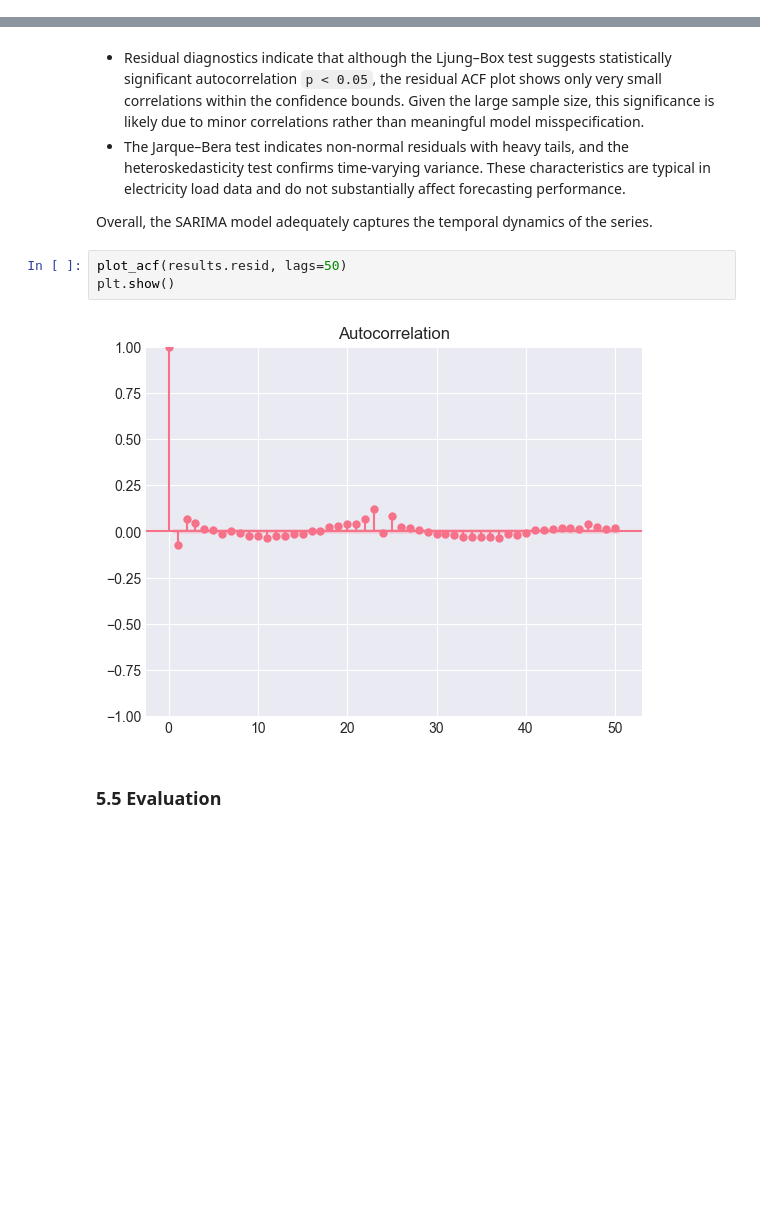
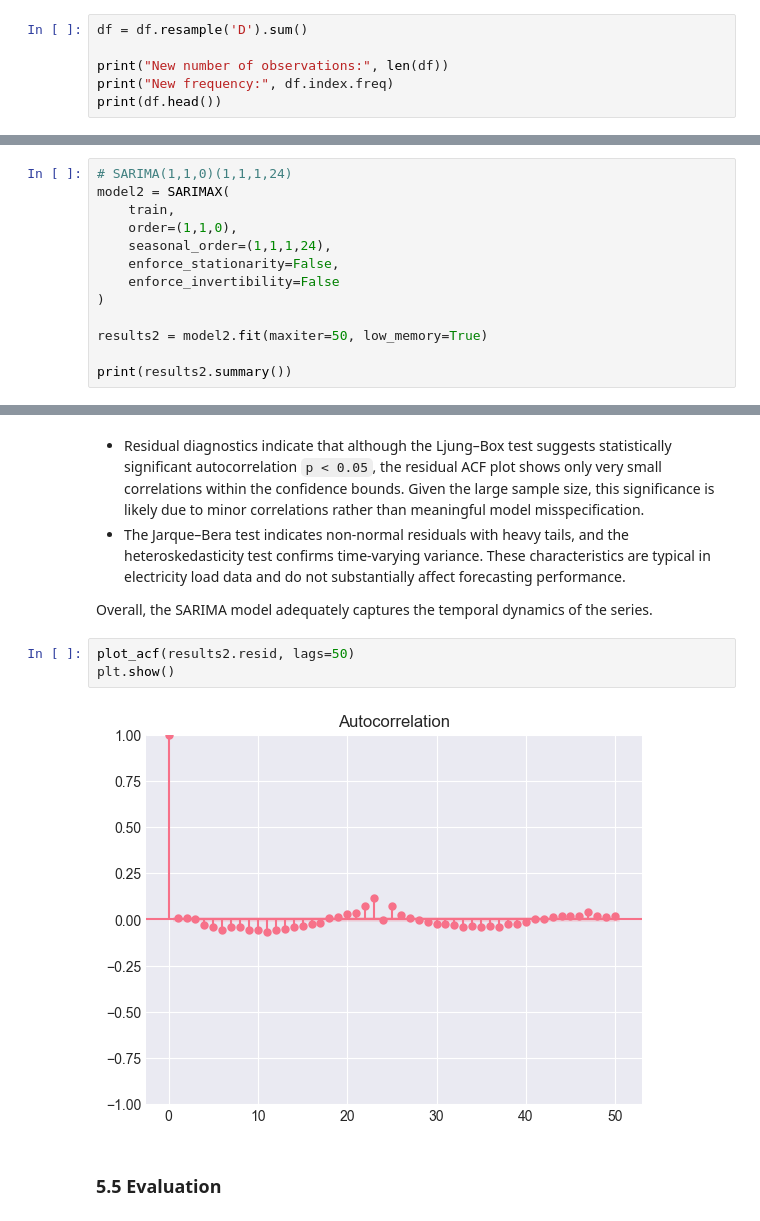
Before and after one commit to Dai-Nguyen1506/Electricity-Load-Diagrams, a Jupyter notebook: notebooks/05_models_statistical.ipynb, the cells around one changed output, grey strips where cells are left out. Drawn from its saved outputs; the diff is of its cells as text; blank space fills up the shorter version.

```diff
--- a/notebooks/05_models_statistical.ipynb
+++ b/notebooks/05_models_statistical.ipynb
@@ -57,0 +62,6 @@ except Exception as e:
+# %%
+df = df.resample('D').sum()
+
+print("New number of observations:", len(df))
+print("New frequency:", df.index.freq)
+print(df.head())
@@ -245,0 +245,13 @@ Important observation: MA(1) ≈ -1.008. This is very close to the non-invertibi
+# %%
+# SARIMA(1,1,0)(1,1,1,24)
+model2 = SARIMAX(
+    train,
+    order=(1,1,0),
+    seasonal_order=(1,1,1,24),
+    enforce_stationarity=False,
+    enforce_invertibility=False
+)
+
+results2 = model2.fit(maxiter=50, low_memory=True)
+
+print(results2.summary())
@@ -250,10 +280,10 @@ Important observation: MA(1) ≈ -1.008. This is very close to the non-invertibi
 
 Overall, the SARIMA model adequately captures the temporal dynamics of the series.
 # %%
-plot_acf(results.resid, lags=50)
+plot_acf(results2.resid, lags=50)
 plt.show()
 # %% [output]
-[figure, old version]
+[figure, new version]
 # %% [markdown]
 ### 5.5 Evaluation
 # %%
```
Also changed, not shown: parts of 23 cells of this notebook.
